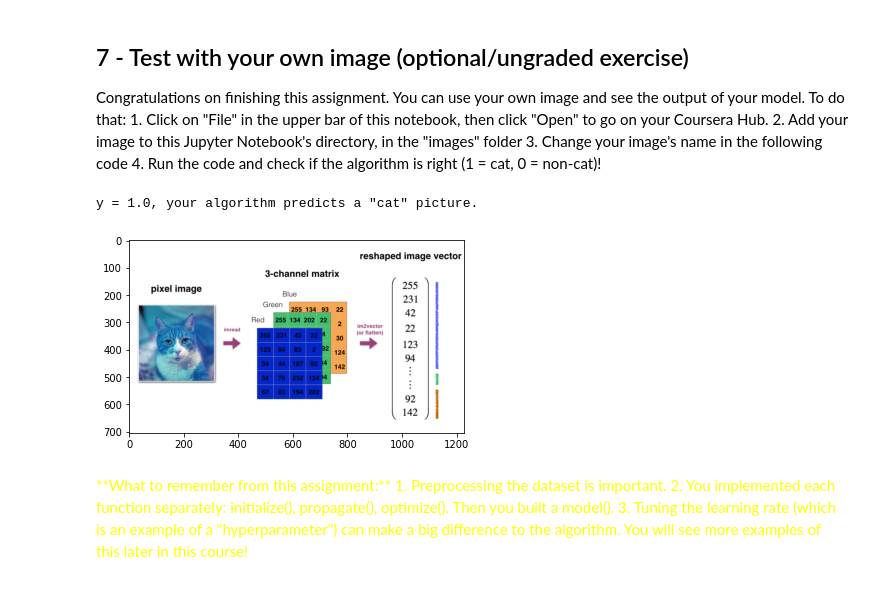
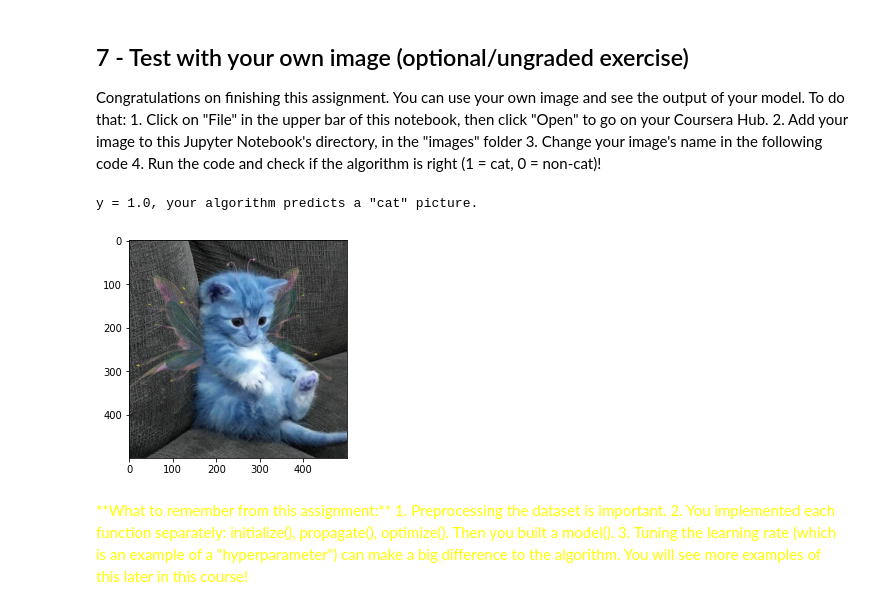
Before and after one commit to kus-machine/c5_DeepLearning_labs, a Jupyter notebook: lab2_deep/lab2_deep_Pavliuk.ipynb, the cells around one changed output. Saved outputs shown, nothing was run; the diff lists cells and outputs as text; code cells hidden in the pictures.

Commit message:
fix old skipy lib bug with image opening - change to openCV lib

```diff
--- a/lab2_deep/lab2_deep_Pavliuk.ipynb
+++ b/lab2_deep/lab2_deep_Pavliuk.ipynb
@@ -793,21 +793,21 @@ Congratulations on finishing this assignment. You can use your own image and see
 # %%
 ## START CODE HERE ## (PUT YOUR IMAGE NAME)
 import cv2
-my_image = "image2vector_kiank.png"   # change this to the name of your image file
+my_image = "kitty.jpg"   # change this to the name of your image file
 ## END CODE HERE ##
 
 # We preprocess the image to fit your algorithm.
 fname = "images/" + my_image
-image = np.array(cv2.imread(fname))
+image = cv2.imread(fname)
 image = image/255.
 my_image = cv2.resize(image, (num_px,num_px)).reshape((1, num_px*num_px*3)).T
 my_predicted_image = predict(d["w"], d["b"], my_image)
 
 plt.imshow(image)
 print("y = " + str(np.squeeze(my_predicted_image)) + ", your algorithm predicts a \"" + classes[int(np.squeeze(my_predicted_image)),].decode("utf-8") +  "\" picture.")
 # %% [output]
 y = 1.0, your algorithm predicts a "cat" picture.
-[figure, old version]
+[figure, new version]
 # %% [markdown]
 <font color='yellow'>
 **What to remember from this assignment:**
```
Also changed, not shown: 2 other files.
